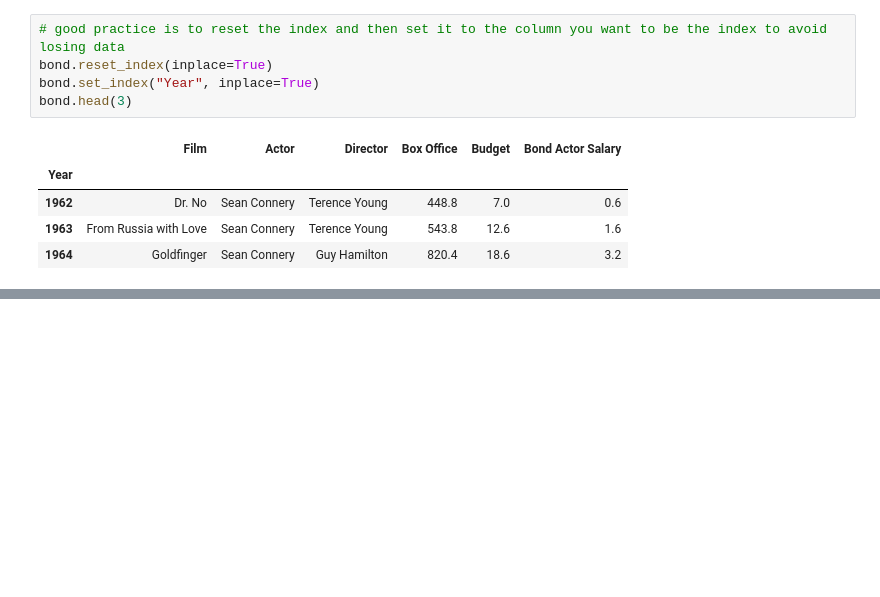
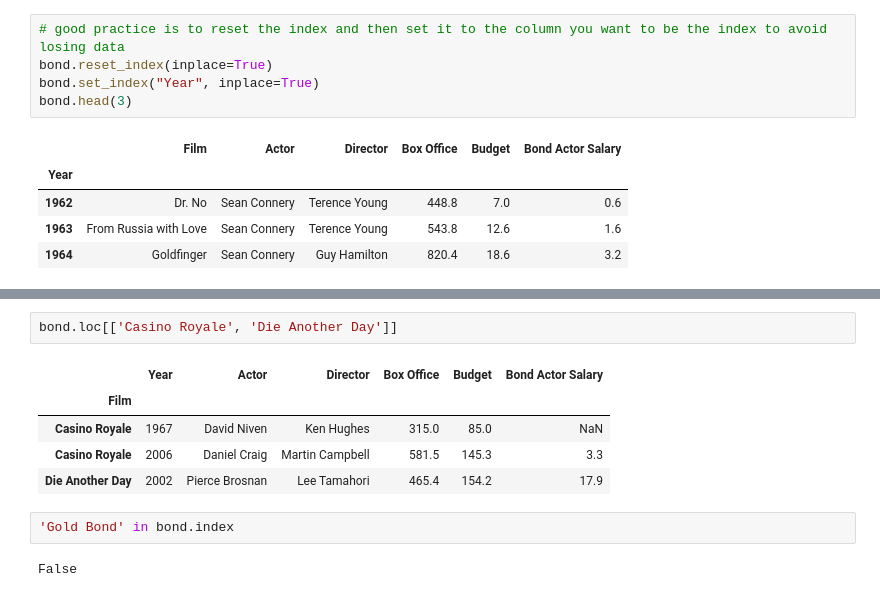
Before and after one commit to mekchou/DataAnalysisWithPandasAndPython, a Jupyter notebook: Sec6DataFrames3.ipynb, the cells around one changed output, grey strips where cells are left out. Drawn from its saved outputs; the diff is of its cells as text; blank space fills up the shorter version.

```diff
--- a/Sec6DataFrames3.ipynb
+++ b/Sec6DataFrames3.ipynb
@@ -74,0 +122,12 @@ bond.head(3)
+# %%
+bond.loc[['Casino Royale', 'Die Another Day']]
+# %% [output]
+|  | Year | Actor | Director | Box Office | Budget | Bond Actor Salary |
+| Film |  |  |  |  |  |  |
+| Casino Royale | 1967 | David Niven | Ken Hughes | 315.0 | 85.0 | NaN |
+| Casino Royale | 2006 | Daniel Craig | Martin Campbell | 581.5 | 145.3 | 3.3 |
+| Die Another Day | 2002 | Pierce Brosnan | Lee Tamahori | 465.4 | 154.2 | 17.9 |
+# %%
+'Gold Bond' in bond.index
+# %% [output]
+False
```
Also changed, not shown: parts of 6 cells of this notebook.
